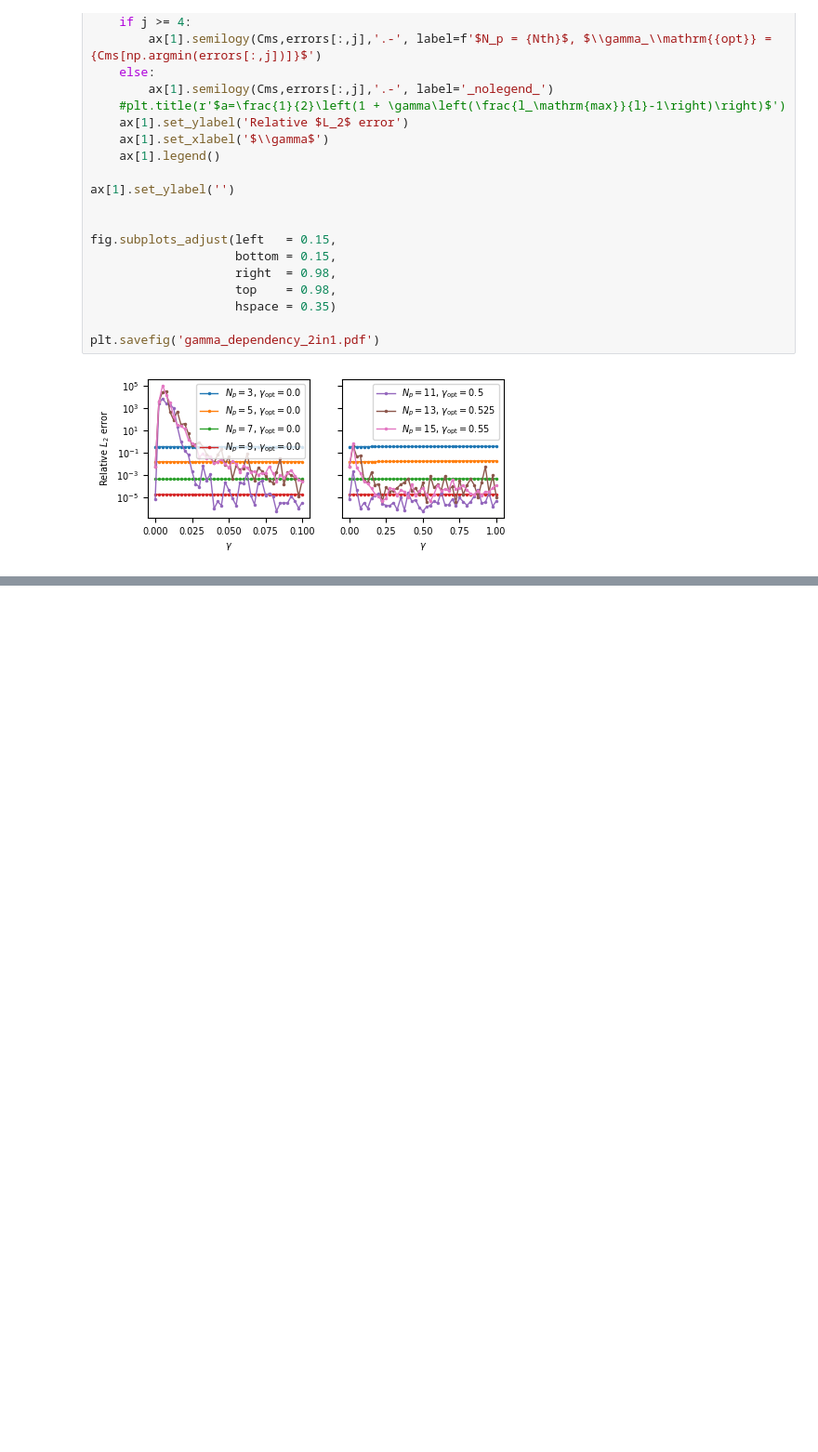
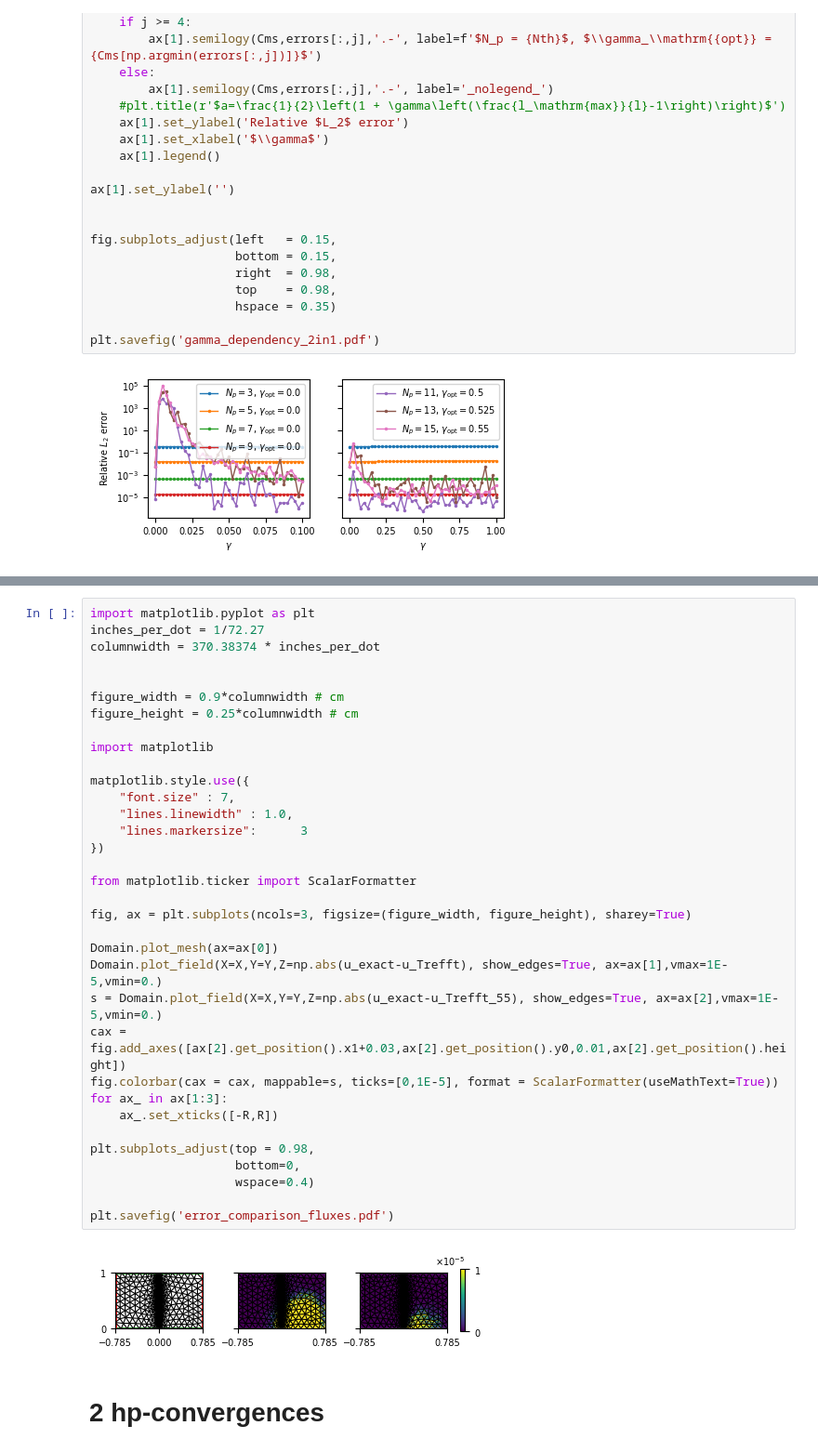
Before and after one commit to MPenaR/UWVFTrefftz, a Jupyter notebook: src/sandbox.ipynb, the cells around one changed output, grey strips where cells are left out. Shown at 93% size. Saved outputs shown, nothing was run; the diff lists cells and outputs as text; blank space fills up the shorter version.

Commit message:
hp_convergences_comparison

```diff
--- a/src/sandbox.ipynb
+++ b/src/sandbox.ipynb
@@ -746,0 +801,38 @@ plt.savefig('gamma_dependency_2in1.pdf')
+# %%
+import matplotlib.pyplot as plt
+inches_per_dot = 1/72.27
+columnwidth = 370.38374 * inches_per_dot
+
+
+figure_width = 0.9*columnwidth # cm
+figure_height = 0.25*columnwidth # cm
+
+import matplotlib
+
+matplotlib.style.use({
+    "font.size" : 7,
+    "lines.linewidth" : 1.0,
+    "lines.markersize":      3
+})
+
+from matplotlib.ticker import ScalarFormatter
+
+fig, ax = plt.subplots(ncols=3, figsize=(figure_width, figure_height), sharey=True)
+
+Domain.plot_mesh(ax=ax[0])
+Domain.plot_field(X=X,Y=Y,Z=np.abs(u_exact-u_Trefft), show_edges=True, ax=ax[1],vmax=1E-5,vmin=0.)
+s = Domain.plot_field(X=X,Y=Y,Z=np.abs(u_exact-u_Trefft_55), show_edges=True, ax=ax[2],vmax=1E-5,vmin=0.)
+cax = fig.add_axes([ax[2].get_position().x1+0.03,ax[2].get_position().y0,0.01,ax[2].get_position().height])
+fig.colorbar(cax = cax, mappable=s, ticks=[0,1E-5], format = ScalarFormatter(useMathText=True))
+for ax_ in ax[1:3]:
+    ax_.set_xticks([-R,R])
+
+plt.subplots_adjust(top = 0.98,
+                    bottom=0,
+                    wspace=0.4)
+
+plt.savefig('error_comparison_fluxes.pdf')
+# %% [output]
+[figure, added]
+# %% [markdown]
+# 2 hp-convergences
```
Also changed, not shown: parts of 4 cells of this notebook, 4 other files.
